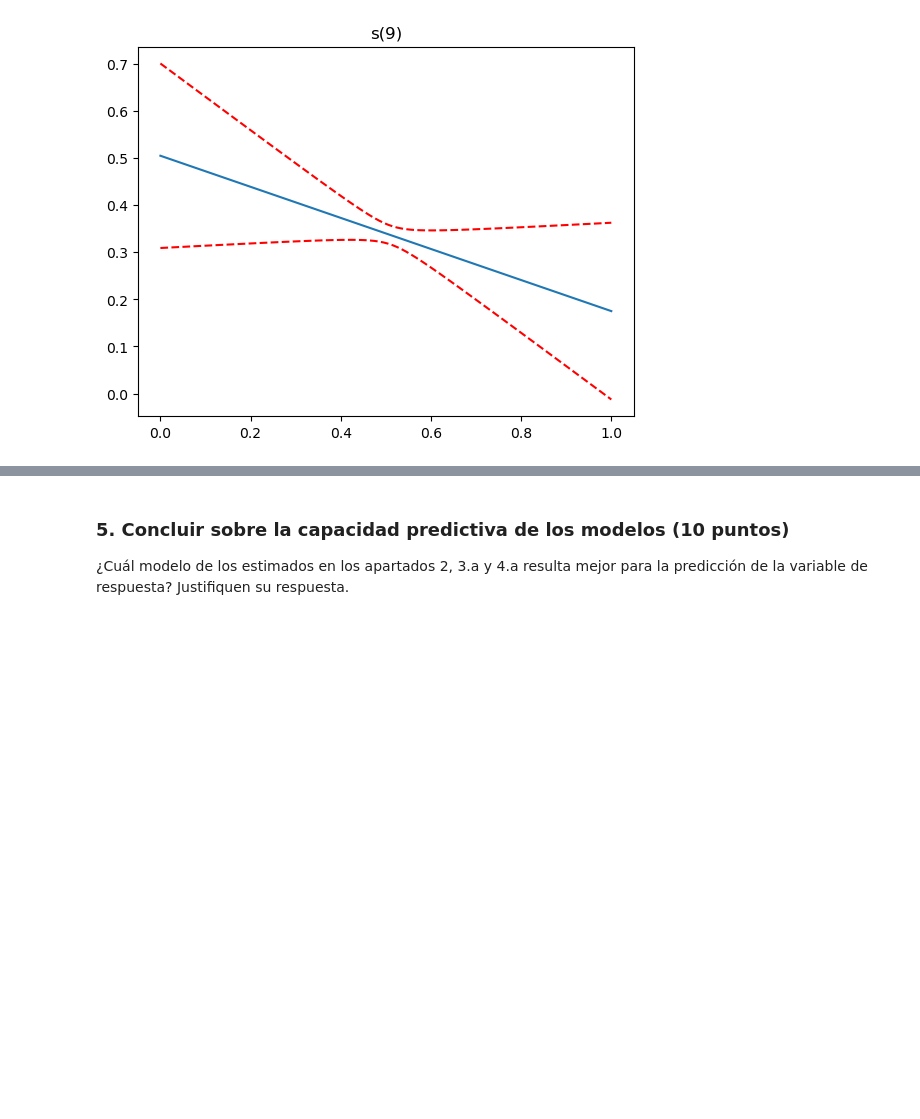
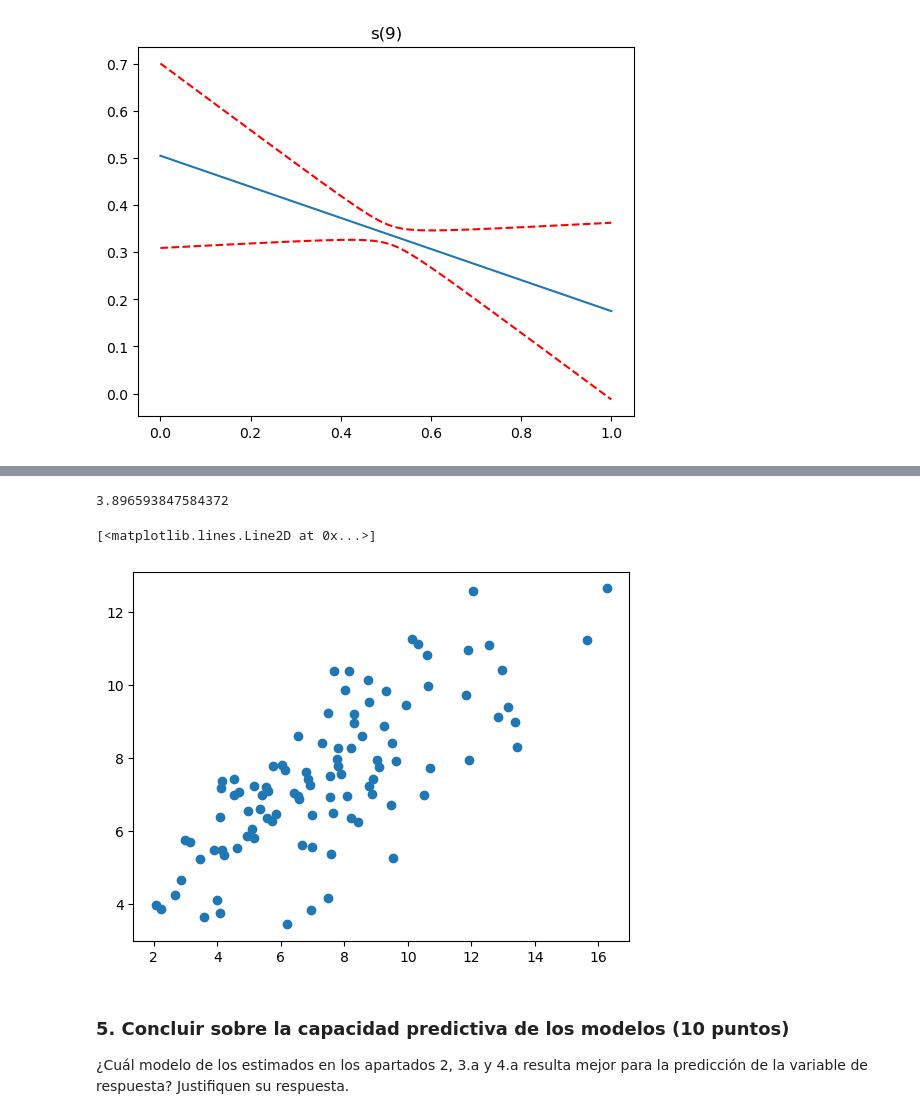
Before and after one commit to carrasquintero/Entrega_ETL, a Jupyter notebook: ML/Caso implementación de modelos no lineales aditivos en un problema de regresión.ipynb, the cells around one changed output, grey strips where cells are left out. Cells and saved outputs as stored; diff of their text form; code cells hidden in the pictures; blank space fills up the shorter version.

```diff
--- a/ML/Caso implementación de modelos no lineales aditivos en un problema de regresión.ipynb
+++ b/ML/Caso implementación de modelos no lineales aditivos en un problema de regresión.ipynb
@@ -229,0 +310,12 @@ pvalue
+# %%
+index_test=np.arange(0,len(Y),4)   #Indices para test
+index_train=np.delete(np.arange(0,len(Y),1),index_test)   #Índices para train
+
+X_test=X.loc[index_test]
+Y_test=Y.iloc[index_test]
+
+X_train=X.loc[index_train]
+Y_train=Y.iloc[index_train]
+# %%
+gam_train=LinearGAM(terms=l(0)+l(1)+l(2)+l(3)+l(4)+l(5)+l(6)+l(7)+l(8)+l(9)).fit(X=X_train, y=Y_train)
+gam_train.summary()
@@ -230,3 +346,12 @@ pvalue
+# %%
+pred=gam_train.predict(X=X_test)  #Predicción en test
+mse_test=np.mean((pred-Y_test['Sales'].values)**2)  #MSE en test
+print(mse_test)
+plt.plot(Y_test['Sales'].values, pred,'o')
+# %% [output]
+3.896593847584372
+[<matplotlib.lines.Line2D at 0x...>]
+[figure, added]
 # %% [markdown]
 ### 5. Concluir sobre la capacidad predictiva de los modelos (10 puntos)
 ¿Cuál modelo de los estimados en los apartados 2, 3.a y 4.a resulta mejor para la predicción de la variable de respuesta? Justifiquen su respuesta.
```
Also changed, not shown: parts of 14 cells of this notebook.
